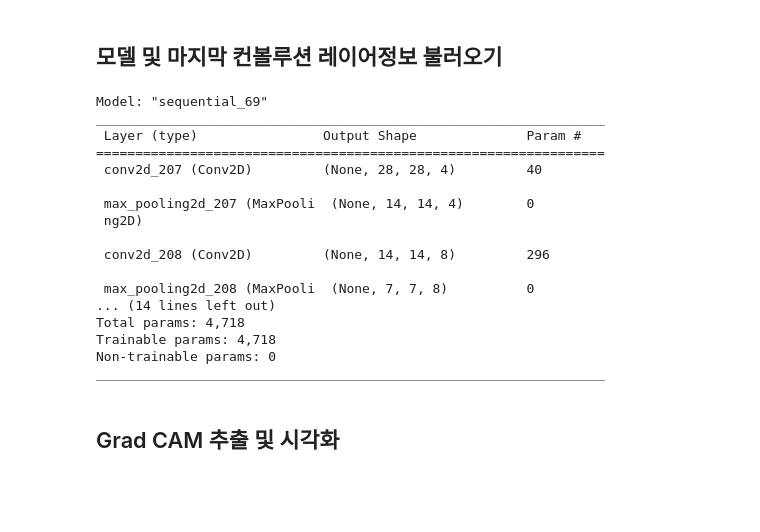
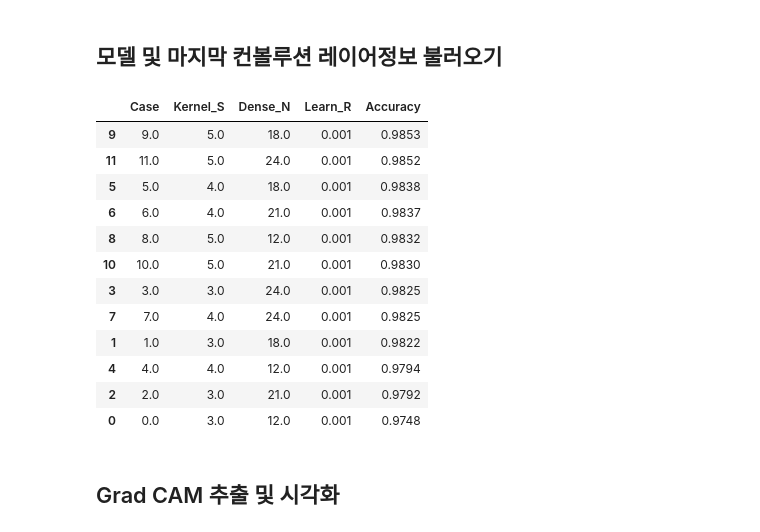
Before and after one commit to KangBK97/mnist_cnn_practice, a Jupyter notebook: [STEP 3] Grad CAM Mnist_CNN.ipynb, the cells around one changed output. Cells and saved outputs as stored; diff of their text form; code cells hidden in the pictures; blank space fills up the shorter version.

```diff
--- a/[STEP 3] Grad CAM Mnist_CNN.ipynb
+++ b/[STEP 3] Grad CAM Mnist_CNN.ipynb
@@ -117 +64,21 @@ cases = range(0,12,1) # 총 12개의 모델 불러옴(=====임시/수정필요==
+# %%
+training_ = pd.read_csv('./[CNN_models]/Training_result.csv')
+training_result = training_.sort_values('Accuracy',ascending = False)
+# %%
+N = len(training_result)
+training_result # Case는 0부터 시작 CNN_case는 1부터 시작
+# %% [output]
+|  | Case | Kernel_S | Dense_N | Learn_R | Accuracy |
+| 9 | 9.0 | 5.0 | 18.0 | 0.001 | 0.9853 |
+| 11 | 11.0 | 5.0 | 24.0 | 0.001 | 0.9852 |
+| 5 | 5.0 | 4.0 | 18.0 | 0.001 | 0.9838 |
+| 6 | 6.0 | 4.0 | 21.0 | 0.001 | 0.9837 |
+| 8 | 8.0 | 5.0 | 12.0 | 0.001 | 0.9832 |
+| 10 | 10.0 | 5.0 | 21.0 | 0.001 | 0.9830 |
+| 3 | 3.0 | 3.0 | 24.0 | 0.001 | 0.9825 |
+| 7 | 7.0 | 4.0 | 24.0 | 0.001 | 0.9825 |
+| 1 | 1.0 | 3.0 | 18.0 | 0.001 | 0.9822 |
+| 4 | 4.0 | 4.0 | 12.0 | 0.001 | 0.9794 |
+| 2 | 2.0 | 3.0 | 21.0 | 0.001 | 0.9792 |
+| 0 | 0.0 | 3.0 | 12.0 | 0.001 | 0.9748 |
 # %%
@@ -123,20 +91,0 @@ for case in cases:
-# %%
-model_case1.summary()
-# %% [output]
-Model: "sequential_69"
-_________________________________________________________________
- Layer (type)                Output Shape              Param #
-=================================================================
- conv2d_207 (Conv2D)         (None, 28, 28, 4)         40
-
- max_pooling2d_207 (MaxPooli  (None, 14, 14, 4)        0
- ng2D)
-
- conv2d_208 (Conv2D)         (None, 14, 14, 8)         296
-
- max_pooling2d_208 (MaxPooli  (None, 7, 7, 8)          0
-... (14 lines left out)
-Total params: 4,718
-Trainable params: 4,718
-Non-trainable params: 0
-_________________________________________________________________
```
Also changed, not shown: parts of 18 cells of this notebook, 38 other files.
